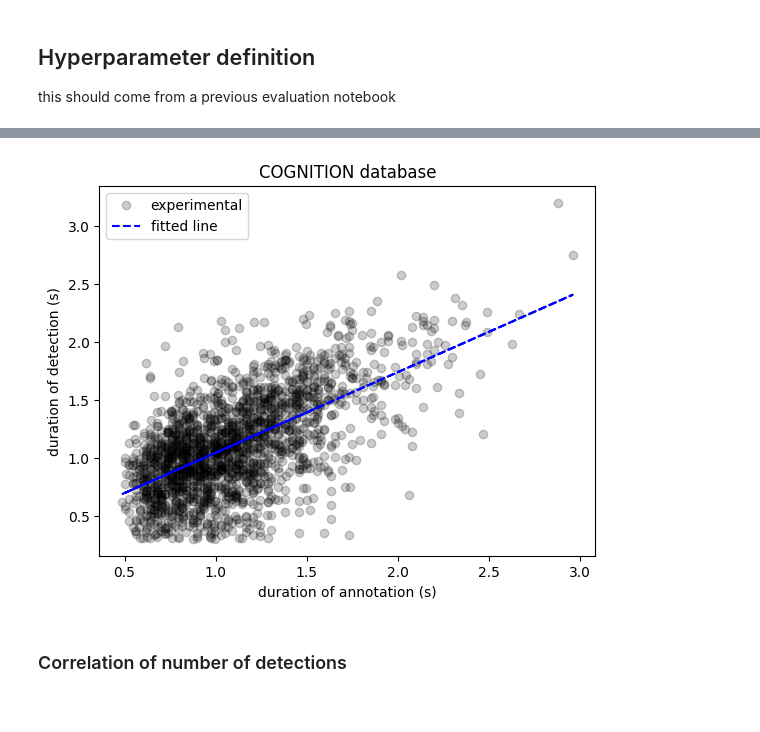
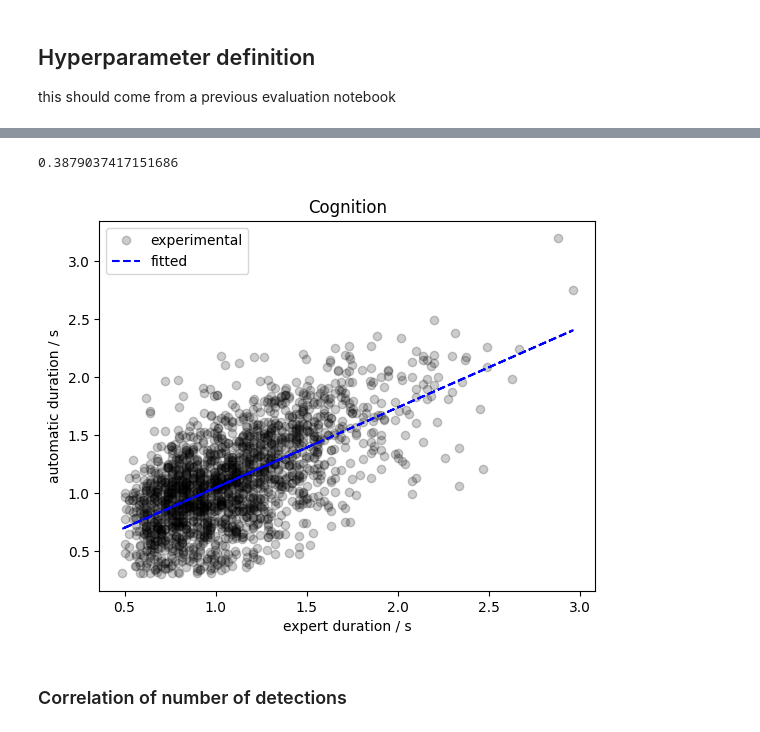
Before and after one commit to quiquegurdiel/SpinCo, a Jupyter notebook: experiments/010_COGNITION_testing26Features_7S_09aa67d8-c865-4a95-a7c5-de7b6adadbce/004_Correlations_E1.ipynb, the cells around one changed output, grey strips where cells are left out. Cells and saved outputs as stored; diff of their text form; code cells hidden in the pictures.

```diff
--- a/experiments/010_COGNITION_testing26Features_7S_09aa67d8-c865-4a95-a7c5-de7b6adadbce/004_Correlations_E1.ipynb
+++ b/experiments/010_COGNITION_testing26Features_7S_09aa67d8-c865-4a95-a7c5-de7b6adadbce/004_Correlations_E1.ipynb
@@ -108,7 +108,7 @@ featureSelection
 ## Hyperparameter definition
 this should come from a previous evaluation notebook
 # %%
-hyperClose=0.25
+hyperClose=0.1
 hyperDuration=0.3
 hyperThres=0.4
 hyperDepth=10
@@ -222,6 +155,7 @@ for ind,row in experimentModels.iterrows():
 
     #By-event tables
     processedAnnotations=labelVectorToAnnotations(processedLabels,samplerate)
+    processedAnnotations=processedAnnotations[processedAnnotations.duration<5].reset_index(drop=True)
     gtAnnotations=labelVectorToAnnotations(testLabels,samplerate)   #<- or just filter the annotations
     tableOut,tableGT=getMetricTables(gtAnnotations,processedAnnotations)
 
@@ -272,13 +210,17 @@ result.pvalue
+# %%
+result.rvalue**2
+# %% [output]
+0.3879037417151686
 # %%
 plt.plot(allTablesOut[allTablesOut.tp].durationGT,allTablesOut[allTablesOut.tp].durationOut,linestyle='',marker='o',color='black',alpha=0.2,label='experimental')
-plt.plot(allTablesOut[allTablesOut.tp].durationGT, result.intercept + result.slope*np.array(allTablesOut[allTablesOut.tp].durationGT), 'b', label='fitted line',linestyle='--')
+plt.plot(allTablesOut[allTablesOut.tp].durationGT, result.intercept + result.slope*np.array(allTablesOut[allTablesOut.tp].durationGT), 'b', label='fitted',linestyle='--')
 plt.legend()
-plt.xlabel("duration of annotation (s)")
-plt.ylabel("duration of detection (s)")
-plt.title("COGNITION database")
+plt.xlabel("expert duration / s")
+plt.ylabel("automatic duration / s")
+plt.title("Cognition")
 plt.show()
 # %% [output]
-[figure, old version]
+[figure, new version]
 # %% [markdown]
 ### Correlation of number of detections
 # %%
```
Also changed, not shown: parts of 24 cells of this notebook, 4 other files.
